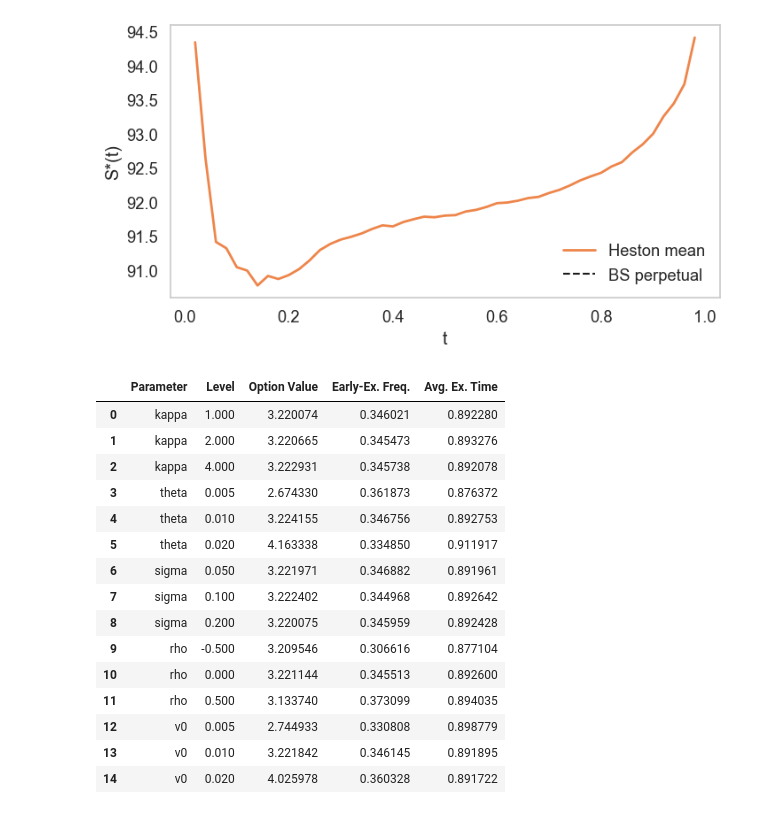
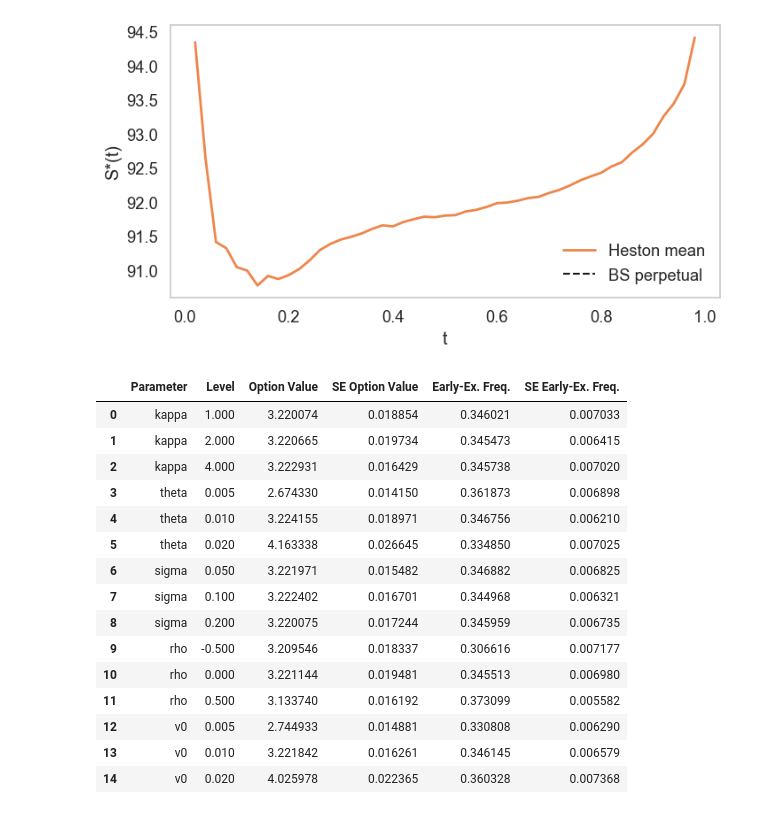
Before and after one commit to jhvander/Uni, a Jupyter notebook: 10. Sem/AF/Code/Heston.ipynb, the cells around one changed output. Drawn from its saved outputs; the diff is of its cells as text; code cells hidden in the pictures.

```diff
--- a/10. Sem/AF/Code/Heston.ipynb
+++ b/10. Sem/AF/Code/Heston.ipynb
@@ -288,6 +289,8 @@ plt.legend(frameon=False); plt.grid(); plt.show()
 [figure]
 [figure]
 # %%
+import numpy as np
+import pandas as pd
 
 # Scenario grid for each Heston parameter (low, baseline, high)
 param_levels = {
@@ -298,7 +301,7 @@ param_levels = {
     'v0':    [0.005, 0.01, 0.02]
 }
 
-# Fixed baseline values
+# Fixed baseline values (make sure S0, K, T, r, etc. are defined above)
 fixed = {
     'S0': S0, 'K': K, 'T': T, 'r': r,
     'kappa': kappa, 'theta': theta,
@@ -306,67 +309,83 @@ fixed = {
     'M': M, 'N': N
 }
 
-# Number of Monte Carlo trials per scenario
 num_runs = 100
 np.random.seed(0)
-# Collect results
+
 results = []
 for param, levels in param_levels.items():
     for level in levels:
         sim = fixed.copy()
         sim[param] = level
 
         prices, freqs, avg_times = [], [], []
         for _ in range(num_runs):
-            # 1) simulate a batch of paths
+            # 1) simulate Heston paths
             S_paths, v_paths = simulate_heston_paths(
                 sim['S0'], sim['v0'],
                 sim['kappa'], sim['theta'], sim['sigma'],
                 sim['r'], sim['rho'],
                 sim['T'], sim['M'], sim['N']
             )
-            # 2) run LSM, get (price, freq, times)
+            # 2) LSM pricing, get price, exercise freq, exercise times
             price, freq, times = least_squares_monte_carlo(
                 S=S_paths,
                 v=v_paths,
                 K=sim['K'],
                 r=sim['r'],
                 T=sim['T'],
                 M=sim['M'],
                 track_timing=True
             )
             prices.append(price)
             freqs.append(freq)
-            # normalize the average exercise time to [0,1]
             avg_times.append(np.nanmean(times) / sim['T'])
 
-        # aggregate metrics for this scenario
+        # Means
+        mean_price = np.mean(prices)
+        mean_freq  = np.mean(freqs)
+        mean_time  = np.mean(avg_times)
+
+        # Standard errors
+        se_price = np.std(prices, ddof=1)
+        se_freq  = np.std(freqs,  ddof=1)
+        se_time  = np.std(avg_times, ddof=1)
+
         results.append({
-            'Parameter':       param,
-            'Level':           level,
-            'Option Value':    np.mean(prices),
-            'Early-Ex. Freq.': np.mean(freqs),
-            'Avg. Ex. Time':   np.mean(avg_times)
+            'Parameter':           param,
+            'Level':               level,
+            'Option Value':        mean_price,
+            'SE Option Value':     se_price,
+            'Early-Ex. Freq.':     mean_freq,
+            'SE Early-Ex. Freq.':  se_freq,
+            'Avg. Ex. Time':       mean_time,
+            'SE Avg. Ex. Time':    se_time
         })
 
-# Build DataFrame and display
 df = pd.DataFrame(results)
-df = df[['Parameter','Level','Option Value','Early-Ex. Freq.','Avg. Ex. Time']]
+# reorder columns if desired
+ddf = pd.DataFrame(results)
+df = df[['Parameter','Level','Option Value', 'SE Option Value' , 'Early-Ex. Freq.', 'SE Early-Ex. Freq.']]
 display(df)
+
+print(df)
+
+# Optional: export to LaTeX
+# print(df.to_latex(index=False, float_format="%.6f"))
 # %% [output]
-|  | Parameter | Level | Option Value | Early-Ex. Freq. | Avg. Ex. Time |
-| 0 | kappa | 1.000 | 3.220074 | 0.346021 | 0.892280 |
-| 1 | kappa | 2.000 | 3.220665 | 0.345473 | 0.893276 |
-| 2 | kappa | 4.000 | 3.222931 | 0.345738 | 0.892078 |
-| 3 | theta | 0.005 | 2.674330 | 0.361873 | 0.876372 |
-| 4 | theta | 0.010 | 3.224155 | 0.346756 | 0.892753 |
-| 5 | theta | 0.020 | 4.163338 | 0.334850 | 0.911917 |
-| 6 | sigma | 0.050 | 3.221971 | 0.346882 | 0.891961 |
-| 7 | sigma | 0.100 | 3.222402 | 0.344968 | 0.892642 |
-| 8 | sigma | 0.200 | 3.220075 | 0.345959 | 0.892428 |
-| 9 | rho | -0.500 | 3.209546 | 0.306616 | 0.877104 |
-| 10 | rho | 0.000 | 3.221144 | 0.345513 | 0.892600 |
-| 11 | rho | 0.500 | 3.133740 | 0.373099 | 0.894035 |
-| 12 | v0 | 0.005 | 2.744933 | 0.330808 | 0.898779 |
-| 13 | v0 | 0.010 | 3.221842 | 0.346145 | 0.891895 |
-| 14 | v0 | 0.020 | 4.025978 | 0.360328 | 0.891722 |
+|  | Parameter | Level | Option Value | SE Option Value | Early-Ex. Freq. | SE Early-Ex. Freq. |
+| 0 | kappa | 1.000 | 3.220074 | 0.018854 | 0.346021 | 0.007033 |
+| 1 | kappa | 2.000 | 3.220665 | 0.019734 | 0.345473 | 0.006415 |
+| 2 | kappa | 4.000 | 3.222931 | 0.016429 | 0.345738 | 0.007020 |
+| 3 | theta | 0.005 | 2.674330 | 0.014150 | 0.361873 | 0.006898 |
+| 4 | theta | 0.010 | 3.224155 | 0.018971 | 0.346756 | 0.006210 |
+| 5 | theta | 0.020 | 4.163338 | 0.026645 | 0.334850 | 0.007025 |
+| 6 | sigma | 0.050 | 3.221971 | 0.015482 | 0.346882 | 0.006825 |
+| 7 | sigma | 0.100 | 3.222402 | 0.016701 | 0.344968 | 0.006321 |
+| 8 | sigma | 0.200 | 3.220075 | 0.017244 | 0.345959 | 0.006735 |
+| 9 | rho | -0.500 | 3.209546 | 0.018337 | 0.306616 | 0.007177 |
+| 10 | rho | 0.000 | 3.221144 | 0.019481 | 0.345513 | 0.006980 |
+| 11 | rho | 0.500 | 3.133740 | 0.016192 | 0.373099 | 0.005582 |
+| 12 | v0 | 0.005 | 2.744933 | 0.014881 | 0.330808 | 0.006290 |
+| 13 | v0 | 0.010 | 3.221842 | 0.016261 | 0.346145 | 0.006579 |
+| 14 | v0 | 0.020 | 4.025978 | 0.022365 | 0.360328 | 0.007368 |
```
Also changed, not shown: parts of 5 cells of this notebook.
